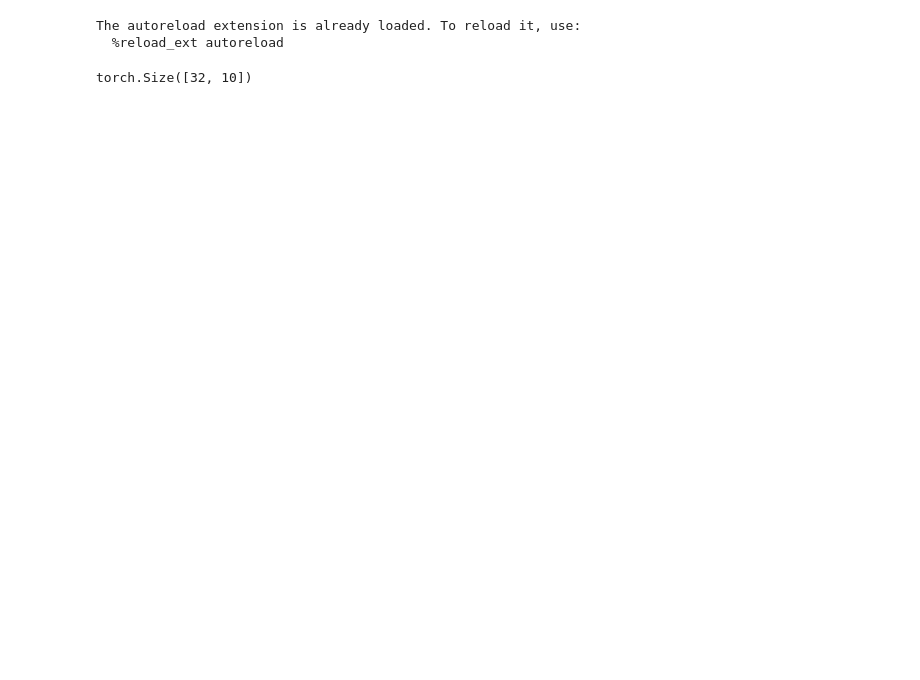
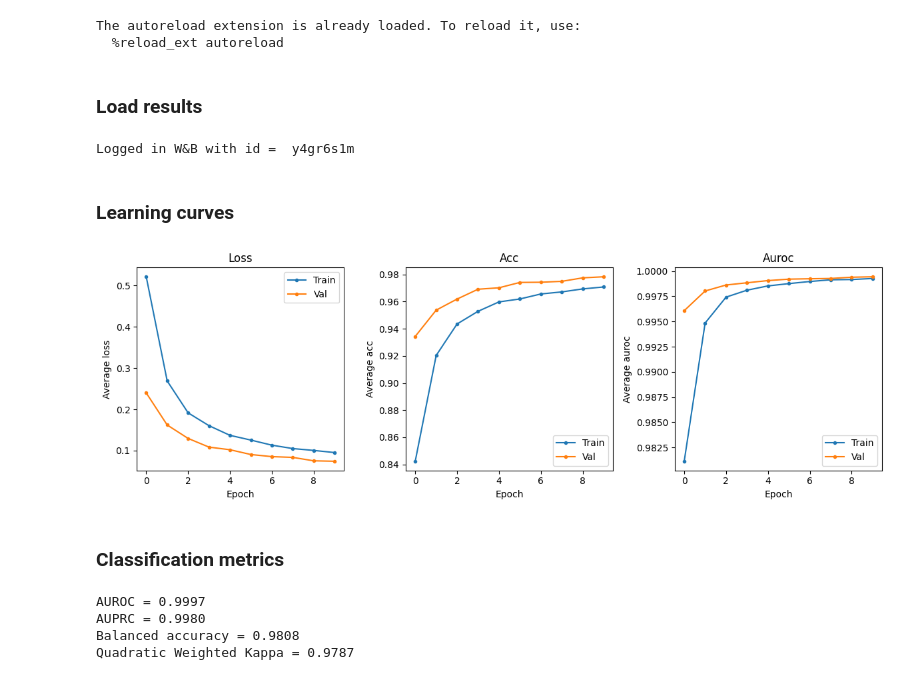
Before and after one commit to CamilaR20/wandb_example, a Jupyter notebook: notebooks/eval.ipynb, the cells around one changed output. Saved outputs shown, nothing was run; the diff lists cells and outputs as text; code cells hidden in the pictures; blank space fills up the shorter version.

Commit message:
Added eval plots.

```diff
--- a/notebooks/eval.ipynb
+++ b/notebooks/eval.ipynb
@@ -29,6 +22,39 @@ model = models.CNN(n_classes)
-# %%
-image, label = next(iter(dataloader))
-output = model(image)
-print(output.shape)
-# %% [output]
-torch.Size([32, 10])
+# %% [markdown]
+### Load results
+# %%
+project_dir = Path.cwd()
+checkpoints_dir = project_dir.joinpath('checkpoints', 'default')
+targets, preds, probs, embeddings, stats, wandb_id = eval.load_eval(checkpoints_dir, 'default')
+print('Logged in W&B with id = ', wandb_id)
+# %% [output]
+Logged in W&B with id =  y4gr6s1m
+# %% [markdown]
+### Learning curves
+# %%
+metrics = ['loss', 'acc', 'auroc']
+fig, ax = plt.subplots(1, len(metrics), figsize=(12, 4))
+
+for i in range(len(metrics)):
+    ax[i].plot(stats[f'{metrics[i]}_train'], '-o', markersize=3)
+    ax[i].plot(stats[f'{metrics[i]}_val'], '-o', markersize=3)
+    ax[i].legend(['Train', 'Val'])
+    ax[i].set_title(metrics[i].capitalize())
+    ax[i].set_xlabel('Epoch')
+    ax[i].set_ylabel(f'Average {metrics[i]}')
+
+plt.tight_layout()
+# %% [output]
+[figure, added]
+# %% [markdown]
+### Classification metrics
+# %%
+auroc, auprc, acc, kappa = eval.get_all_metrics(targets, preds, probs)
+print(f'AUROC = {auroc:.4f}')
+print(f'AUPRC = {auprc:.4f}')
+print(f'Balanced accuracy = {acc:.4f}')
+print(f'Quadratic Weighted Kappa = {kappa:.4f}')
+# %% [output]
+AUROC = 0.9997
+AUPRC = 0.9980
+Balanced accuracy = 0.9808
+Quadratic Weighted Kappa = 0.9787
```
Also changed, not shown: parts of 5 cells of this notebook, 1 other file.
